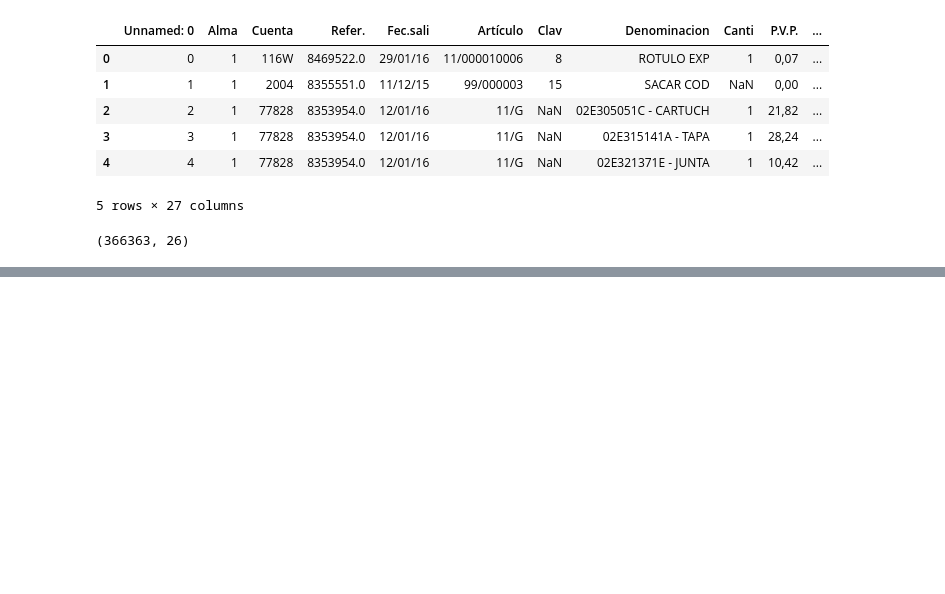
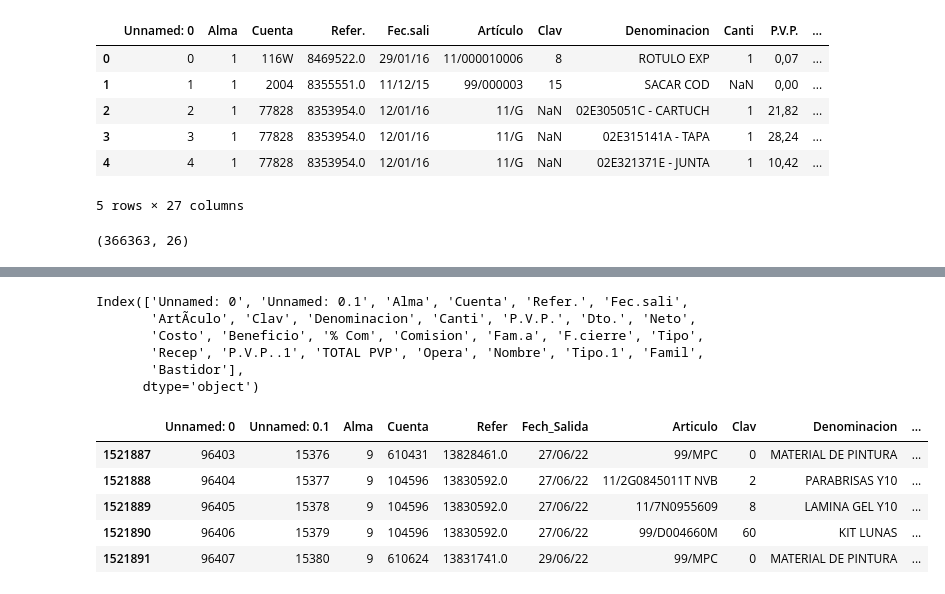
Before and after one commit to pacomm5/PLANTILLAS2, a Jupyter notebook: RECAMBIOS_NUEVO_LISTADO.ipynb, the cells around one changed output, grey strips where cells are left out. Cells and saved outputs as stored; diff of their text form; code cells hidden in the pictures; blank space fills up the shorter version.

```diff
--- a/RECAMBIOS_NUEVO_LISTADO.ipynb
+++ b/RECAMBIOS_NUEVO_LISTADO.ipynb
@@ -265,0 +329,21 @@ total_2021.to_csv("/content/drive/MyDrive/Colab Notebooks/total_recambios_2021.c
+# %%
+df.columns
+# %% [output]
+Index(['Unnamed: 0', 'Unnamed: 0.1', 'Alma', 'Cuenta', 'Refer.', 'Fec.sali',
+       'ArtÃ­culo', 'Clav', 'Denominacion', 'Canti', 'P.V.P.', 'Dto.', 'Neto',
+       'Costo', 'Beneficio', '% Com', 'Comision', 'Fam.a', 'F.cierre', 'Tipo',
+       'Recep', 'P.V.P..1', 'TOTAL PVP', 'Opera', 'Nombre', 'Tipo.1', 'Famil',
+       'Bastidor'],
+      dtype='object')
+# %%
+df = df.rename(columns={"Refer.":"Refer", "Fec.sali": "Fech_Salida", "ArtÃ­culo":"Articulo", "P.V.P.": "PVP", "Dto.":"Dto", "% Com":"COM", "Fam.a":"Famil_apr", "F.cierre":"Fech_cierre",
+                        "P.V.P..1": "PVP1", "TOTAL PVP":"TOTAL_PVP","Tipo.1": "Tipo_venta" })
+# %%
+df.tail()
+# %% [output]
+|  | Unnamed: 0 | Unnamed: 0.1 | Alma | Cuenta | Refer | Fech_Salida | Articulo | Clav | Denominacion | ... |
+| 1521887 | 96403 | 15376 | 9 | 610431 | 13828461.0 | 27/06/22 | 99/MPC | 0 | MATERIAL DE PINTURA | ... |
+| 1521888 | 96404 | 15377 | 9 | 104596 | 13830592.0 | 27/06/22 | 11/2G0845011T NVB | 2 | PARABRISAS Y10 | ... |
+| 1521889 | 96405 | 15378 | 9 | 104596 | 13830592.0 | 27/06/22 | 11/7N0955609 | 8 | LAMINA GEL Y10 | ... |
+| 1521890 | 96406 | 15379 | 9 | 104596 | 13830592.0 | 27/06/22 | 99/D004660M | 60 | KIT LUNAS | ... |
+| 1521891 | 96407 | 15380 | 9 | 610624 | 13831741.0 | 29/06/22 | 99/MPC | 0 | MATERIAL DE PINTURA | ... |
```
Also changed, not shown: parts of 44 cells of this notebook.
